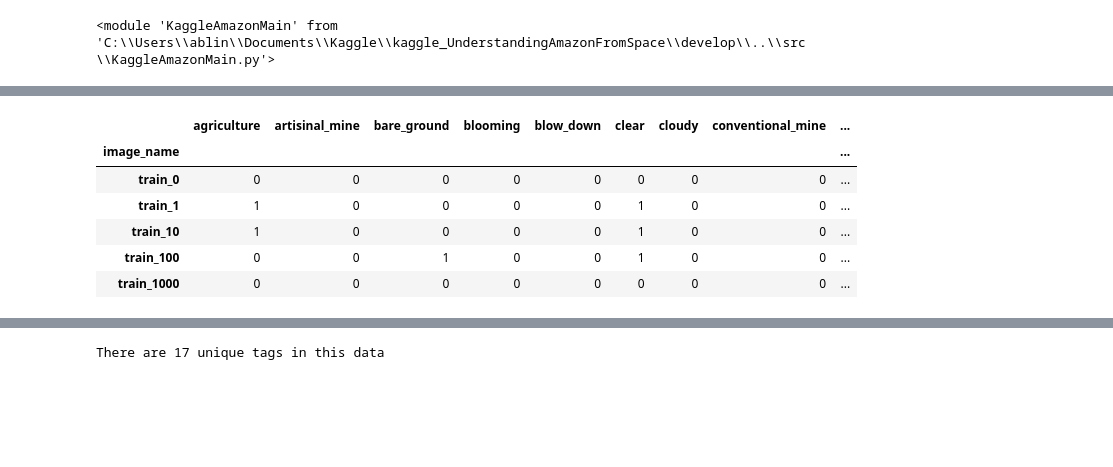
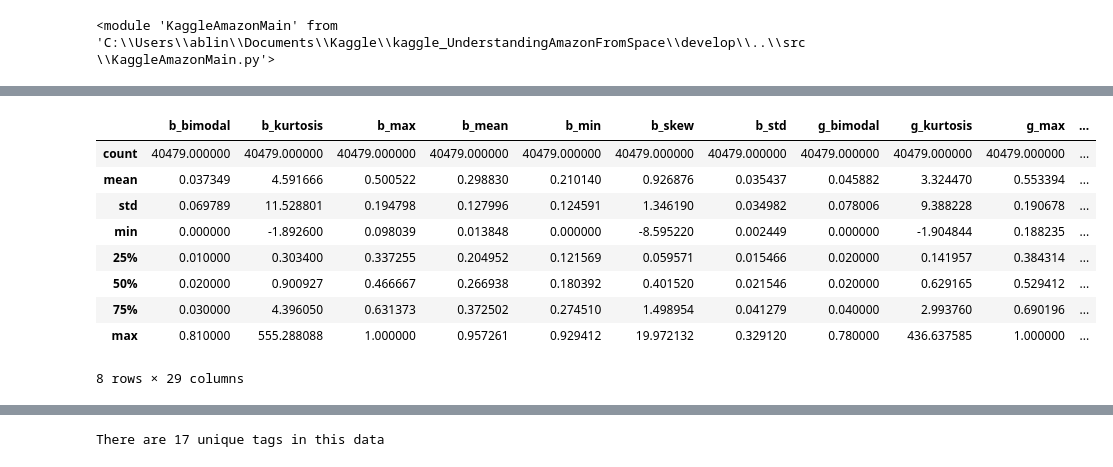
Before and after one commit to alineberry/kaggle_UnderstandingAmazonFromSpace, a Jupyter notebook: develop/adam-lab-notebook.ipynb, the cells around one changed output, grey strips where cells are left out. Drawn from its saved outputs; the diff is of its cells as text; code cells hidden in the pictures; blank space fills up the shorter version.

```diff
--- a/develop/adam-lab-notebook.ipynb
+++ b/develop/adam-lab-notebook.ipynb
@@ -39,10 +64,13 @@ X_train.shape
-# %%
-tagged_df.head()
-# %% [output]
-|  | agriculture | artisinal_mine | bare_ground | blooming | blow_down | clear | cloudy | conventional_mine | ... |
-| image_name |  |  |  |  |  |  |  |  | ... |
-| train_0 | 0 | 0 | 0 | 0 | 0 | 0 | 0 | 0 | ... |
-| train_1 | 1 | 0 | 0 | 0 | 0 | 1 | 0 | 0 | ... |
-| train_10 | 1 | 0 | 0 | 0 | 0 | 1 | 0 | 0 | ... |
-| train_100 | 0 | 0 | 1 | 0 | 0 | 1 | 0 | 0 | ... |
-| train_1000 | 0 | 0 | 0 | 0 | 0 | 0 | 0 | 0 | ... |
+# %%
+X_train.describe()
+# %% [output]
+|  | b_bimodal | b_kurtosis | b_max | b_mean | b_min | b_skew | b_std | g_bimodal | g_kurtosis | g_max | ... |
+| count | 40479.000000 | 40479.000000 | 40479.000000 | 40479.000000 | 40479.000000 | 40479.000000 | 40479.000000 | 40479.000000 | 40479.000000 | 40479.000000 | ... |
+| mean | 0.037349 | 4.591666 | 0.500522 | 0.298830 | 0.210140 | 0.926876 | 0.035437 | 0.045882 | 3.324470 | 0.553394 | ... |
+| std | 0.069789 | 11.528801 | 0.194798 | 0.127996 | 0.124591 | 1.346190 | 0.034982 | 0.078006 | 9.388228 | 0.190678 | ... |
+| min | 0.000000 | -1.892600 | 0.098039 | 0.013848 | 0.000000 | -8.595220 | 0.002449 | 0.000000 | -1.904844 | 0.188235 | ... |
+| 25% | 0.010000 | 0.303400 | 0.337255 | 0.204952 | 0.121569 | 0.059571 | 0.015466 | 0.020000 | 0.141957 | 0.384314 | ... |
+| 50% | 0.020000 | 0.900927 | 0.466667 | 0.266938 | 0.180392 | 0.401520 | 0.021546 | 0.020000 | 0.629165 | 0.529412 | ... |
+| 75% | 0.030000 | 4.396050 | 0.631373 | 0.372502 | 0.274510 | 1.498954 | 0.041279 | 0.040000 | 2.993760 | 0.690196 | ... |
+| max | 0.810000 | 555.288088 | 1.000000 | 0.957261 | 0.929412 | 19.972132 | 0.329120 | 0.780000 | 436.637585 | 1.000000 | ... |
+8 rows × 29 columns
```
Also changed, not shown: parts of 39 cells of this notebook, 3 other files.
